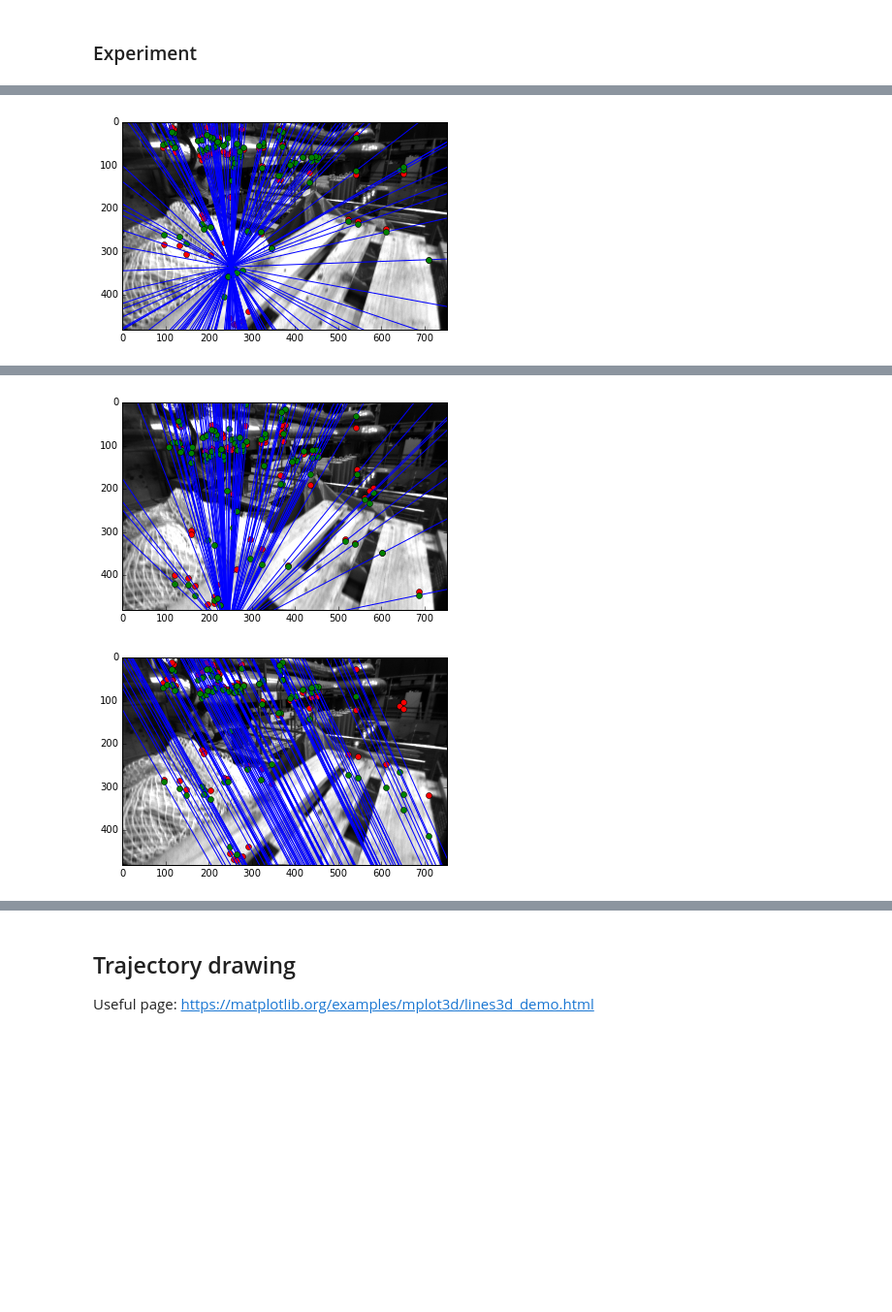
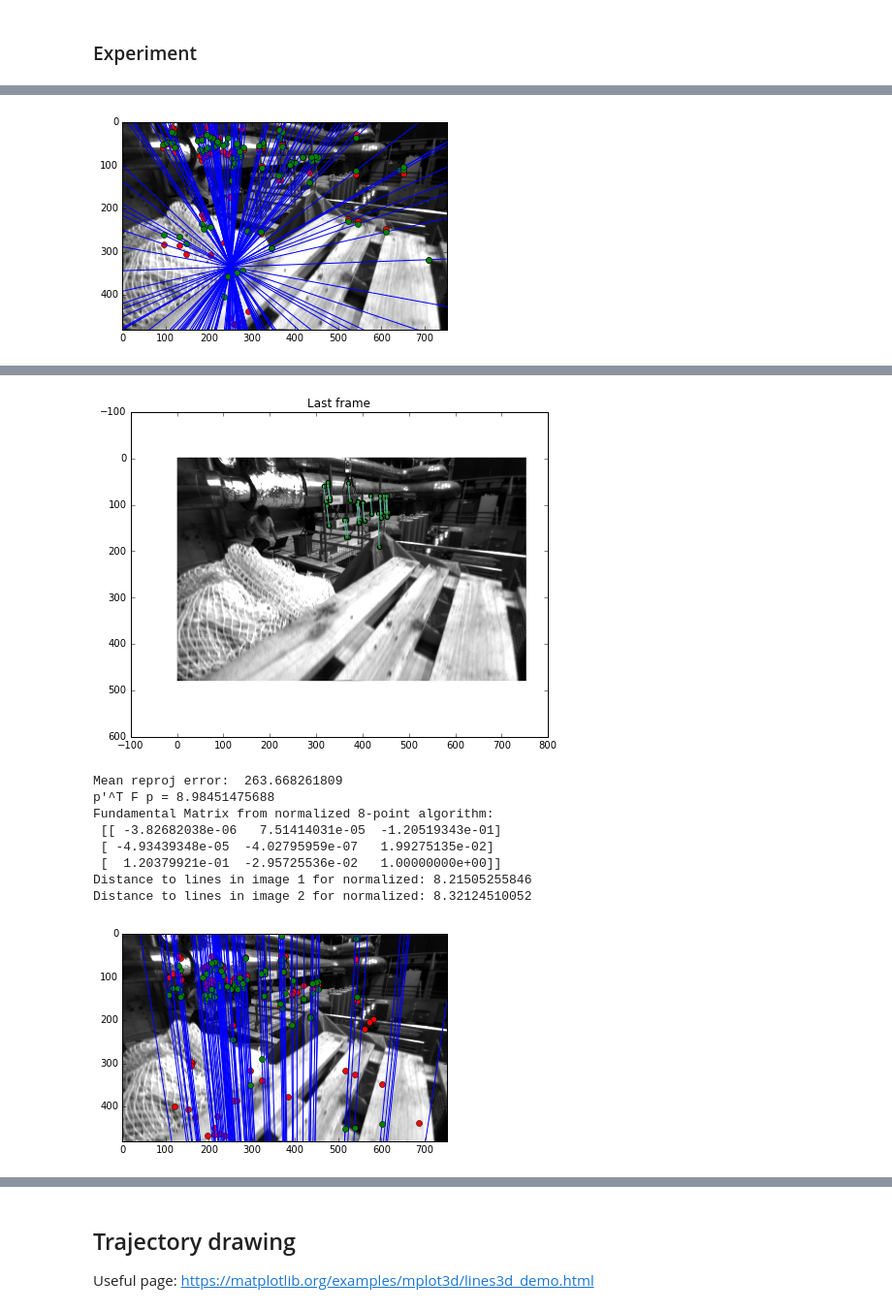
Before and after one commit to jinchenglee/EuRoC_MAV_dataset_tools, a Jupyter notebook: KLT_on_EuRoc_MAV_dataset.ipynb, the cells around one changed output, grey strips where cells are left out. Shown at 97% size. Drawn from its saved outputs; the diff is of its cells as text; code cells hidden in the pictures; blank space fills up the shorter version.

Commit message:
Start experiment with estimate RT from Eseential matrix. Doesn't work well.

```diff
--- a/KLT_on_EuRoc_MAV_dataset.ipynb
+++ b/KLT_on_EuRoc_MAV_dataset.ipynb
@@ -670,6 +888,24 @@ print("Distance to lines in image 2 for normalized:", compute_distance_to_epipol
 # Plotting the epipolar lines
 plot_epipolar_lines_on_images(pts_c, pts_p, frame_c, frame_p, F)
 
+# Essential matrix
+E = K.T.dot(F).dot(K)
+
+# matched image points
+img_pts = np.zeros([2*pts_c.shape[0], pts_c.shape[1]-1])
+img_pts[::2,:] = pts_c[:,:-1]
+img_pts[1::2,:]= pts_p[:,:-1]
+img_pts = img_pts.reshape(-1,2,2)
+
+# Estimate RT matrix from E
+RT = estimate_RT_from_E(E, img_pts, K)
+# 2D -> 3D points in cam1 system
+pts_3d_im1 = np.linalg.inv(K).dot(pts_c.T).T
+
+# Reproj erorr
+err = reprojection_error(pts_3d_im1, pts_p, RT)
+print("Mean reproj error: ", np.mean(err))
+
 #-------------------
 # Ransac 8 pts
 #-------------------
@@ -678,27 +914,63 @@ one_col = np.ones_like(good_new[:,0]).reshape(-1,1)
 pts_c = np.hstack((good_new[:,:2], one_col))
 pts_p = np.hstack((good_old[:,:2], one_col))
 
-min_dist = 10000.
-for i in range(1000):
+min_err = 10000.
+for i in range(1):
     ransac_8 = np.random.randint(0, pts_c.shape[0], size=8)
     rand_pts_c = pts_c[ransac_8]
     rand_pts_p = pts_p[ransac_8]
 
+    tmp_idx = np.where((pts_c[:,0]>300) & (pts_c[:,0]<500)
+                  & (pts_c[:,1]>50) & (pts_c[:,1]<200))
+    good_old = pts_c[tmp_idx]
+    good_new = pts_p[tmp_idx]
+    plt.figure(figsize=figsize)
+    plt.imshow(cam0, cmap='gray')
+    plt.title("Last frame")
+    plt.scatter(good_old[:,0], good_old[:,1], linestyle='-', c='g')
+    plt.scatter(good_new[:,0], good_new[:,1], linestyle='-', c='g')
+    cur_rand_color = (np.random.rand(),0.7, np.random.rand(),1.0)
+
+    for idx in range(good_old.shape[0]):
+        plt.plot([good_old[idx,0], good_new[idx,0]],
+                    [good_old[idx,1], good_new[idx,1]],
+                    linestyle='-', color=cur_rand_color)
+    plt.show()
+
+    rand_pts_c = good_old
+    rand_pts_p = good_new
+
     # Calculate fundamental matrix F
     F = normalized_eight_point_alg(rand_pts_c, rand_pts_p)
 
-    dist1 = compute_distance_to_epipolar_lines(pts_c, pts_p, F)
-    dist2 = compute_distance_to_epipolar_lines(pts_p, pts_c, F.T)
+    # Essential matrix
+    E = K.T.dot(F).dot(K)
 
-    dist = (dist1 + dist2)/2.
-    if dist < min_dist:
+    # matched image points
+    img_pts = np.zeros([2*rand_pts_c.shape[0], rand_pts_c.shape[1]-1])
+    img_pts[::2,:] = rand_pts_c[:,:-1]
+    img_pts[1::2,:]= rand_pts_p[:,:-1]
+    img_pts = img_pts.reshape(-1,2,2)
+
+    # Estimate RT matrix from E
+    RT = estimate_RT_from_E(E, img_pts, K)
+    # 2D -> 3D points in cam1 system
+    pts_3d_im1 = np.linalg.inv(K).dot(rand_pts_c.T).T
+
+    # Reproj erorr
+    err = abs(reprojection_error(pts_3d_im1, rand_pts_p, RT))
+
+    if np.mean(err) < min_err:
+        print("Mean reproj error: ", np.mean(err))
         pFp = [pts_p[i].dot(F.dot(pts_c[i]))
             for i in range(pts_c.shape[0])]
         print("p'^T F p =", np.abs(pFp).max())
         print("Fundamental Matrix from normalized 8-point algorithm:\n", F)
+        dist1 = compute_distance_to_epipolar_lines(pts_c, pts_p, F)
+        dist2 = compute_distance_to_epipolar_lines(pts_p, pts_c, F.T)
         print("Distance to lines in image 1 for normalized:", dist1)
         print("Distance to lines in image 2 for normalized:", dist2)
-        min_dist = dist
+        min_err = np.mean(err)
         min_F = F
 
 # Plotting the epipolar lines
@@ -733,2 +989,10 @@ Distance to lines in image 2 for normalized: 5.16355545662
-[figure, old version]
+[figure, new version]
+Mean reproj error:  263.668261809
+p'^T F p = 8.98451475688
+Fundamental Matrix from normalized 8-point algorithm:
+ [[ -3.82682038e-06   7.51414031e-05  -1.20519343e-01]
+ [ -4.93439348e-05  -4.02795959e-07   1.99275135e-02]
+ [  1.20379921e-01  -2.95725536e-02   1.00000000e+00]]
+Distance to lines in image 1 for normalized: 8.21505255846
+Distance to lines in image 2 for normalized: 8.32124510052
-[figure, old version]
+[figure, new version]
```
Also changed, not shown: parts of 5 cells of this notebook.
